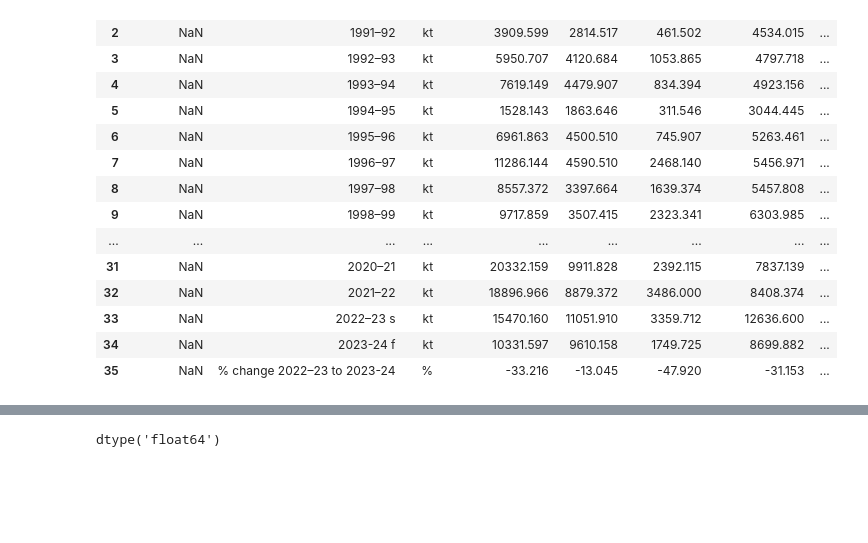
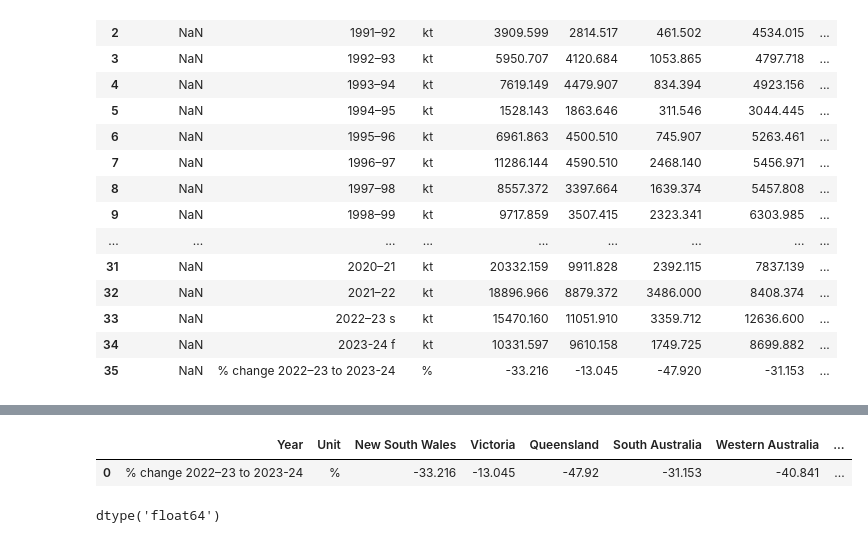
Before and after one commit to Moisebea/Crop_Report, a Jupyter notebook: OneDrive/Documents/Bureau/ABARES Dec Crop Report/Scraping_data.ipynb, the cells around one changed output, grey strips where cells are left out. Saved outputs shown, nothing was run; the diff lists cells and outputs as text; code cells hidden in the pictures; blank space fills up the shorter version.

```diff
--- a/OneDrive/Documents/Bureau/ABARES Dec Crop Report/Scraping_data.ipynb
+++ b/OneDrive/Documents/Bureau/ABARES Dec Crop Report/Scraping_data.ipynb
@@ -115,6 +110,12 @@ change
 | 35 | % change 2022–23 to 2023-24 | % | -33.216 | -13.045 | -47.92 | -31.153 | -40.841 | ... |
 # %%
 change.to_csv('% change_2022-23.csv',index=False,encoding='utf-8')
+# %%
+variation = pd.read_csv('% change_2022-23.csv')
+variation
+# %% [output]
+|  | Year | Unit | New South Wales | Victoria | Queensland | South Australia | Western Australia | ... |
+| 0 | % change 2022–23 to 2023-24 | % | -33.216 | -13.045 | -47.92 | -31.153 | -40.841 | ... |
 # %%
 change['Victoria'].dtype
 # %% [output]
```
Also changed, not shown: parts of 7 cells of this notebook, 2 other files.
